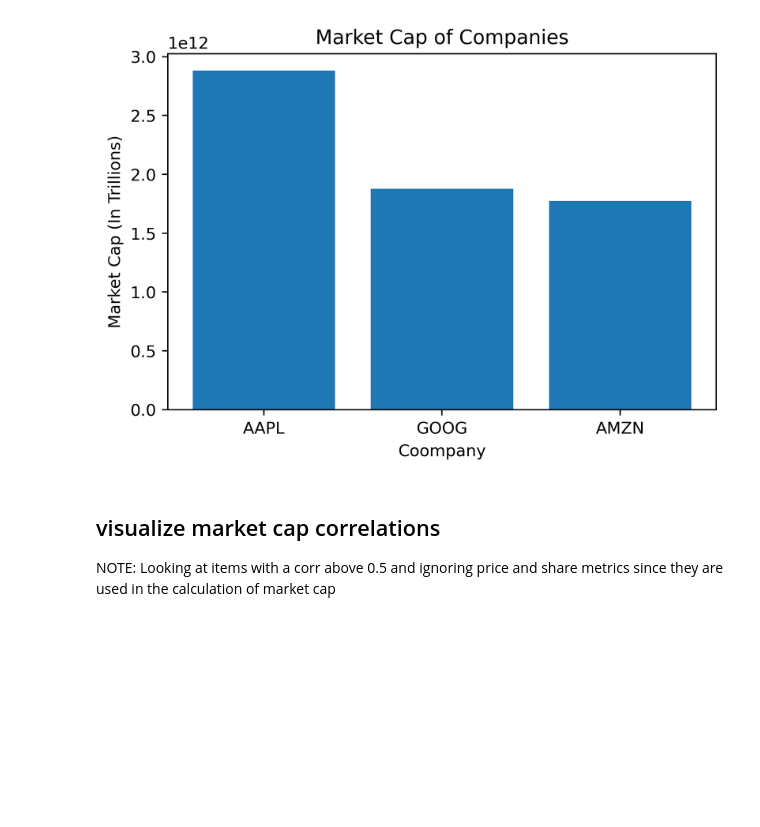
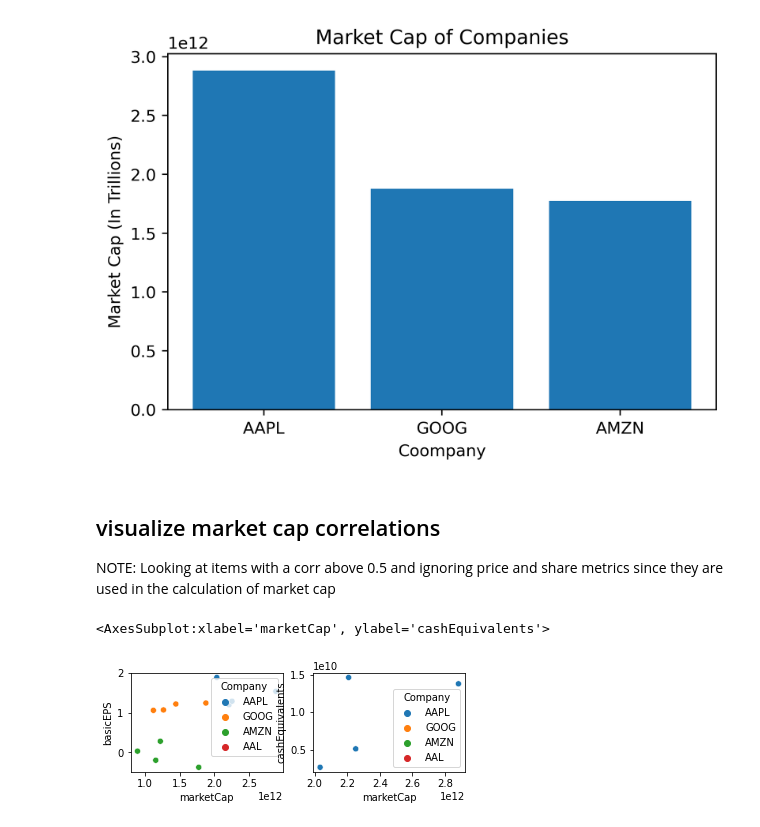
Before and after one commit to jeffjoseph22/value-investing, a Jupyter notebook: value_investing_analysis.ipynb, the cells around one changed output. Cells and saved outputs as stored; diff of their text form; code cells hidden in the pictures; blank space fills up the shorter version.

Commit message:
Try plotting with color (use seaborn).

```diff
--- a/value_investing_analysis.ipynb
+++ b/value_investing_analysis.ipynb
@@ -127,0 +126,13 @@ sb.FacetGrid(data['basicEPS'], data['marketCap'], hue=data['Company'], )
+# %%
+# TRY SEABORN SCATTERPLOT TO GET COLOR
+# fig = sb.FacetGrid(data=data, hue=data['Company'] )
+# fig.map(plt.scatter, 'marketCap', 'basicEPS').add_legend()
+plt.figure()
+plt.subplot(221)
+sb.scatterplot(data=data, x='marketCap', y='basicEPS', hue='Company')
+
+plt.subplot(222)
+sb.scatterplot(data=data, x='marketCap', y='cashEquivalents', hue='Company')
+# %% [output]
+<AxesSubplot:xlabel='marketCap', ylabel='cashEquivalents'>
+[figure, added]
```
Also changed, not shown: parts of 1 cell of this notebook.
